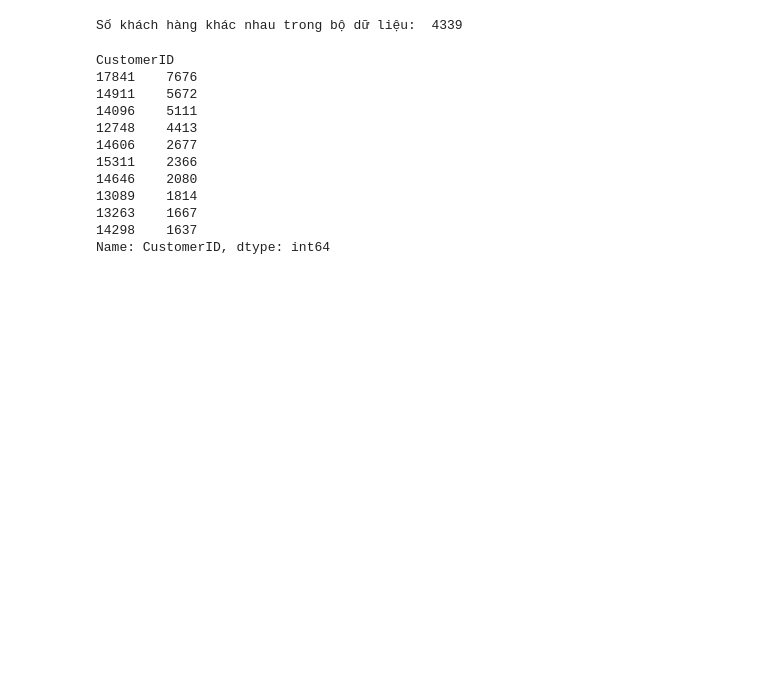
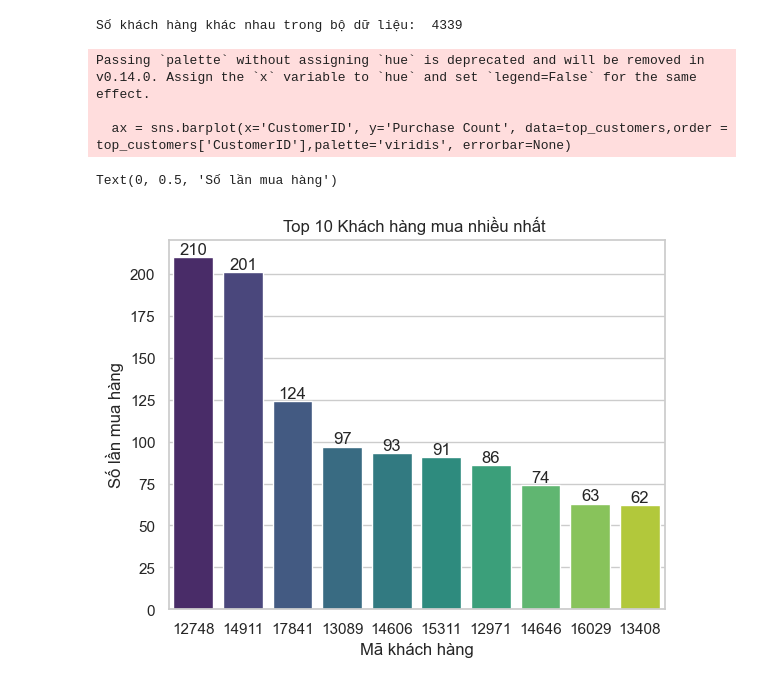
Before and after one commit to MinhThuat/Customer-behavior-analysis-and-revenue-forecasting, a Jupyter notebook: NoteBook/Project_Online_Retail.ipynb, the cells around one changed output. Saved outputs shown, nothing was run; the diff lists cells and outputs as text; code cells hidden in the pictures; blank space fills up the shorter version.

```diff
--- a/NoteBook/Project_Online_Retail.ipynb
+++ b/NoteBook/Project_Online_Retail.ipynb
@@ -241,18 +241,17 @@ print("Số khách hàng khác nhau trong bộ dữ liệu: ",data['CustomerID']
 # %% [output]
 Số khách hàng khác nhau trong bộ dữ liệu:  4339
 # %%
-customer_make_purchase = data['CustomerID'].groupby(data['CustomerID']).count().sort_values(ascending=False).head(10)
-customer_make_purchase
+top_customers = data.groupby('CustomerID')['InvoiceNo'].nunique().reset_index().sort_values(by='InvoiceNo', ascending=False).head(10)
+top_customers.columns = ['CustomerID','Purchase Count']
+plt.title(f"Top 10 Khách hàng mua nhiều nhất ")
+ax = sns.barplot(x='CustomerID', y='Purchase Count', data=top_customers,order = top_customers['CustomerID'],palette='viridis', errorbar=None)
+for container in ax.containers:
+    ax.bar_label(container, fmt='%.0f')
+plt.xlabel("Mã khách hàng")
+plt.ylabel("Số lần mua hàng")
 # %% [output]
-CustomerID
-17841    7676
-14911    5672
-14096    5111
-12748    4413
-14606    2677
-15311    2366
-14646    2080
-13089    1814
-13263    1667
-14298    1637
-Name: CustomerID, dtype: int64
+Passing `palette` without assigning `hue` is deprecated and will be removed in v0.14.0. Assign the `x` variable to `hue` and set `legend=False` for the same effect.
+
+  ax = sns.barplot(x='CustomerID', y='Purchase Count', data=top_customers,order = top_customers['CustomerID'],palette='viridis', errorbar=None)
+Text(0, 0.5, 'Số lần mua hàng')
+[figure, added]
```
